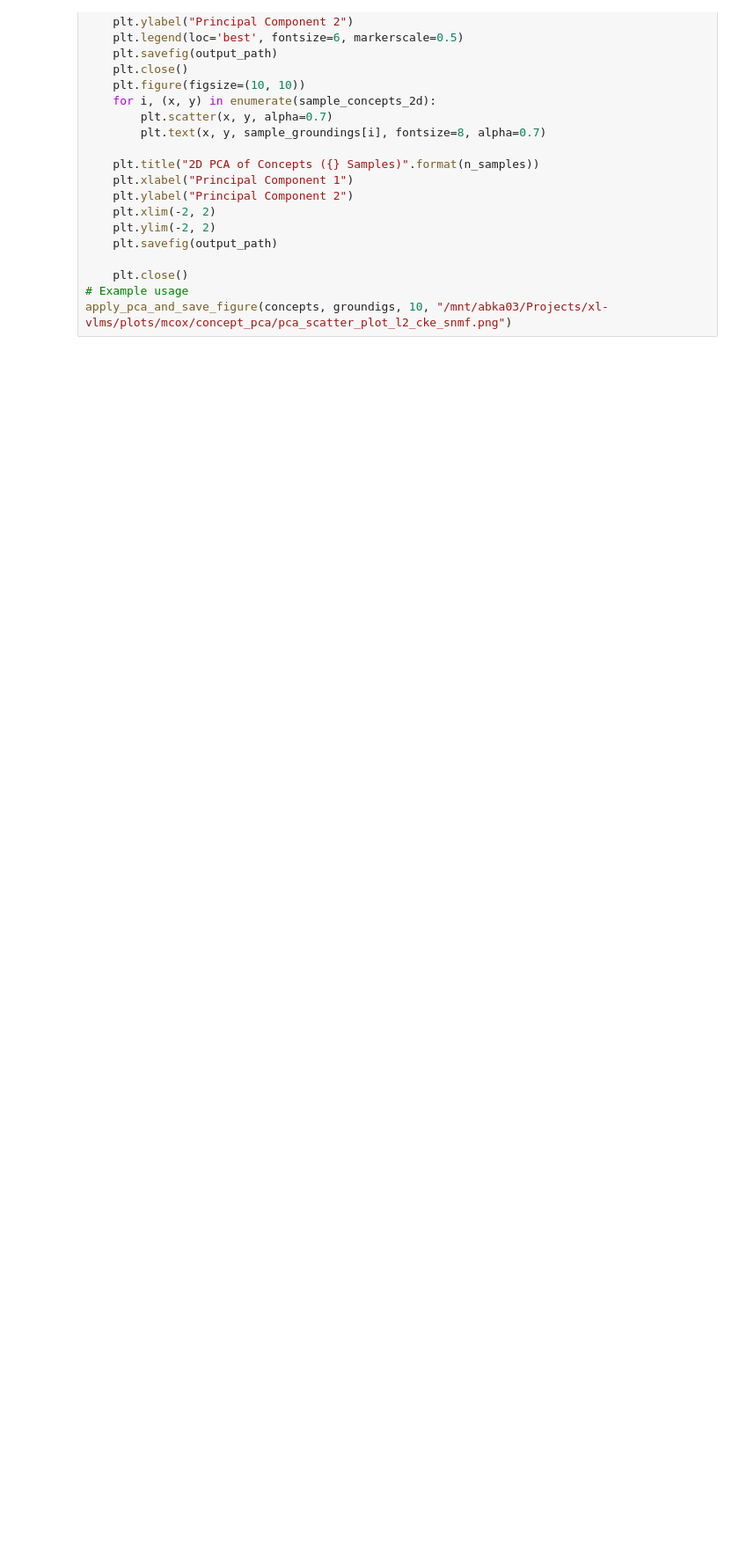
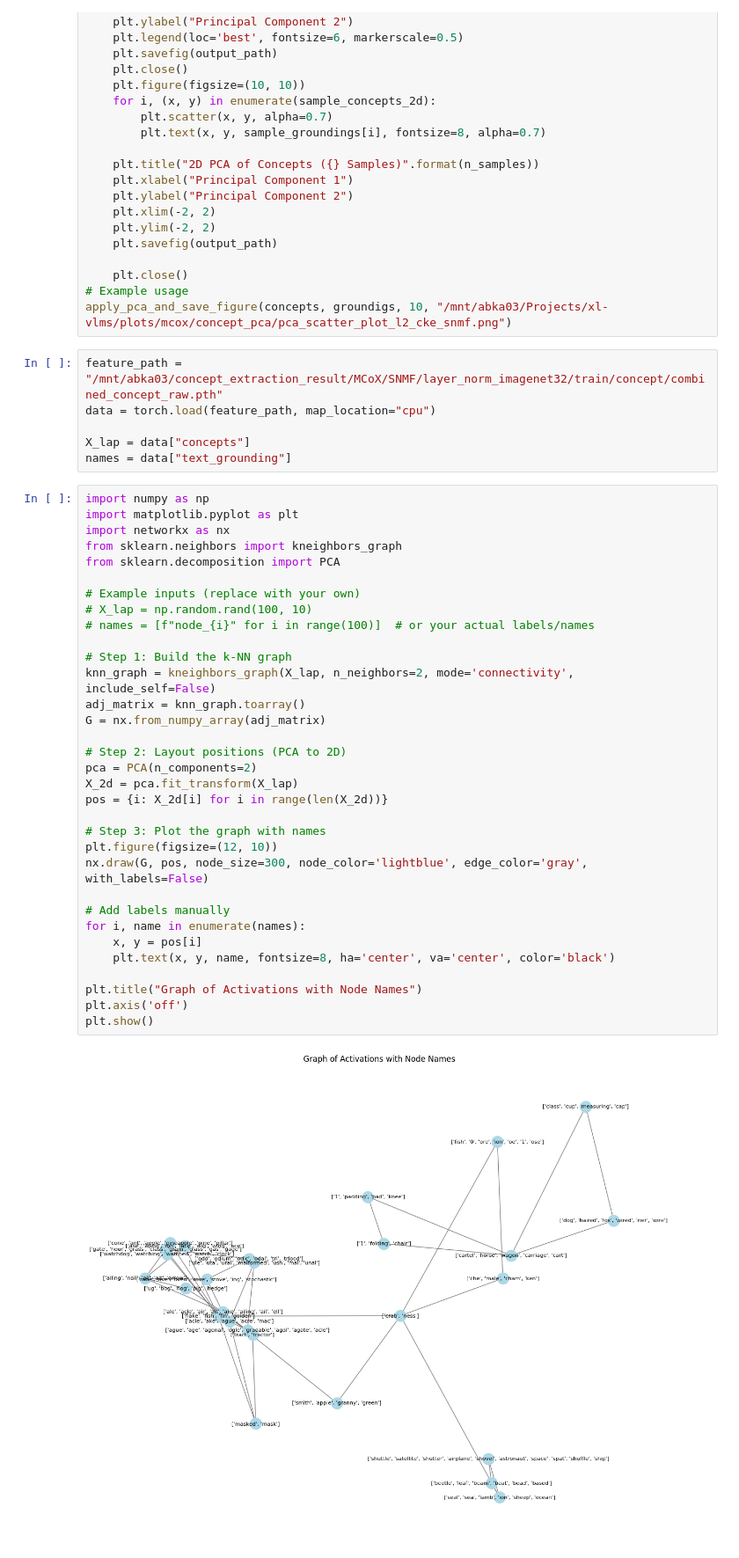
Before and after one commit to Mak-Ta-Reque/xl-vlms, a Jupyter notebook: playground/PCA_basis_Vector.ipynb, the cells around one changed output. Shown at 88% size. Drawn from its saved outputs; the diff is of its cells as text; blank space fills up the shorter version.

```diff
--- a/playground/PCA_basis_Vector.ipynb
+++ b/playground/PCA_basis_Vector.ipynb
@@ -83,3 +83,44 @@ def apply_pca_and_save_figure(concepts, groundings, n_samples, output_path):
     plt.close()
 # Example usage
 apply_pca_and_save_figure(concepts, groundigs, 10, "/mnt/abka03/Projects/xl-vlms/plots/mcox/concept_pca/pca_scatter_plot_l2_cke_snmf.png")
+# %%
+feature_path = "/mnt/abka03/concept_extraction_result/MCoX/SNMF/layer_norm_imagenet32/train/concept/combined_concept_raw.pth"
+data = torch.load(feature_path, map_location="cpu")
+
+X_lap = data["concepts"]
+names = data["text_grounding"]
+# %%
+import numpy as np
+import matplotlib.pyplot as plt
+import networkx as nx
+from sklearn.neighbors import kneighbors_graph
+from sklearn.decomposition import PCA
+
+# Example inputs (replace with your own)
+# X_lap = np.random.rand(100, 10)
+# names = [f"node_{i}" for i in range(100)]  # or your actual labels/names
+
+# Step 1: Build the k-NN graph
+knn_graph = kneighbors_graph(X_lap, n_neighbors=2, mode='connectivity', include_self=False)
+adj_matrix = knn_graph.toarray()
+G = nx.from_numpy_array(adj_matrix)
+
+# Step 2: Layout positions (PCA to 2D)
+pca = PCA(n_components=2)
+X_2d = pca.fit_transform(X_lap)
+pos = {i: X_2d[i] for i in range(len(X_2d))}
+
+# Step 3: Plot the graph with names
+plt.figure(figsize=(12, 10))
+nx.draw(G, pos, node_size=300, node_color='lightblue', edge_color='gray', with_labels=False)
+
+# Add labels manually
+for i, name in enumerate(names):
+    x, y = pos[i]
+    plt.text(x, y, name, fontsize=8, ha='center', va='center', color='black')
+
+plt.title("Graph of Activations with Node Names")
+plt.axis('off')
+plt.show()
+# %% [output]
+[figure, added]
```
Also changed, not shown: parts of 2 cells of this notebook, 8 other files.
